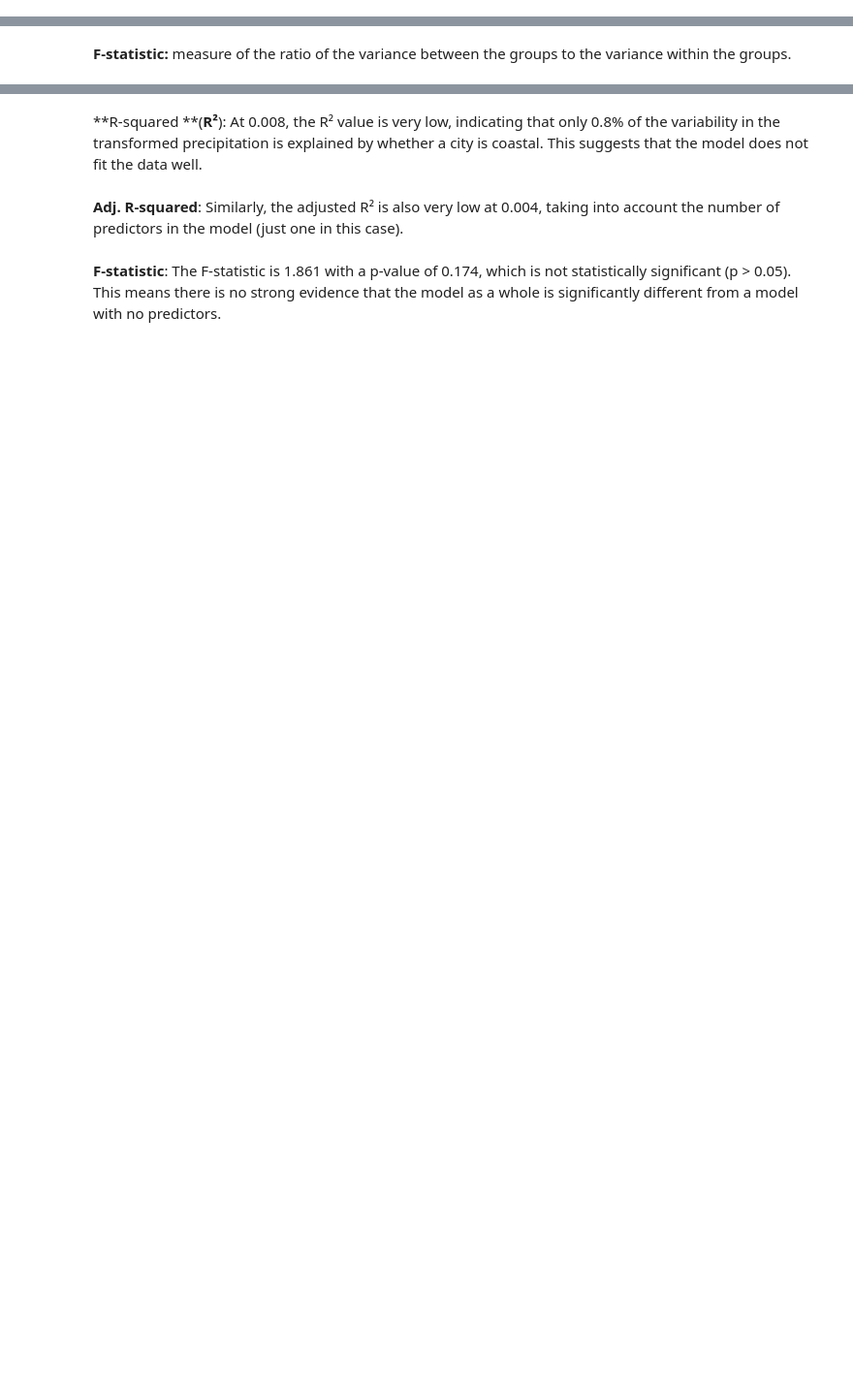
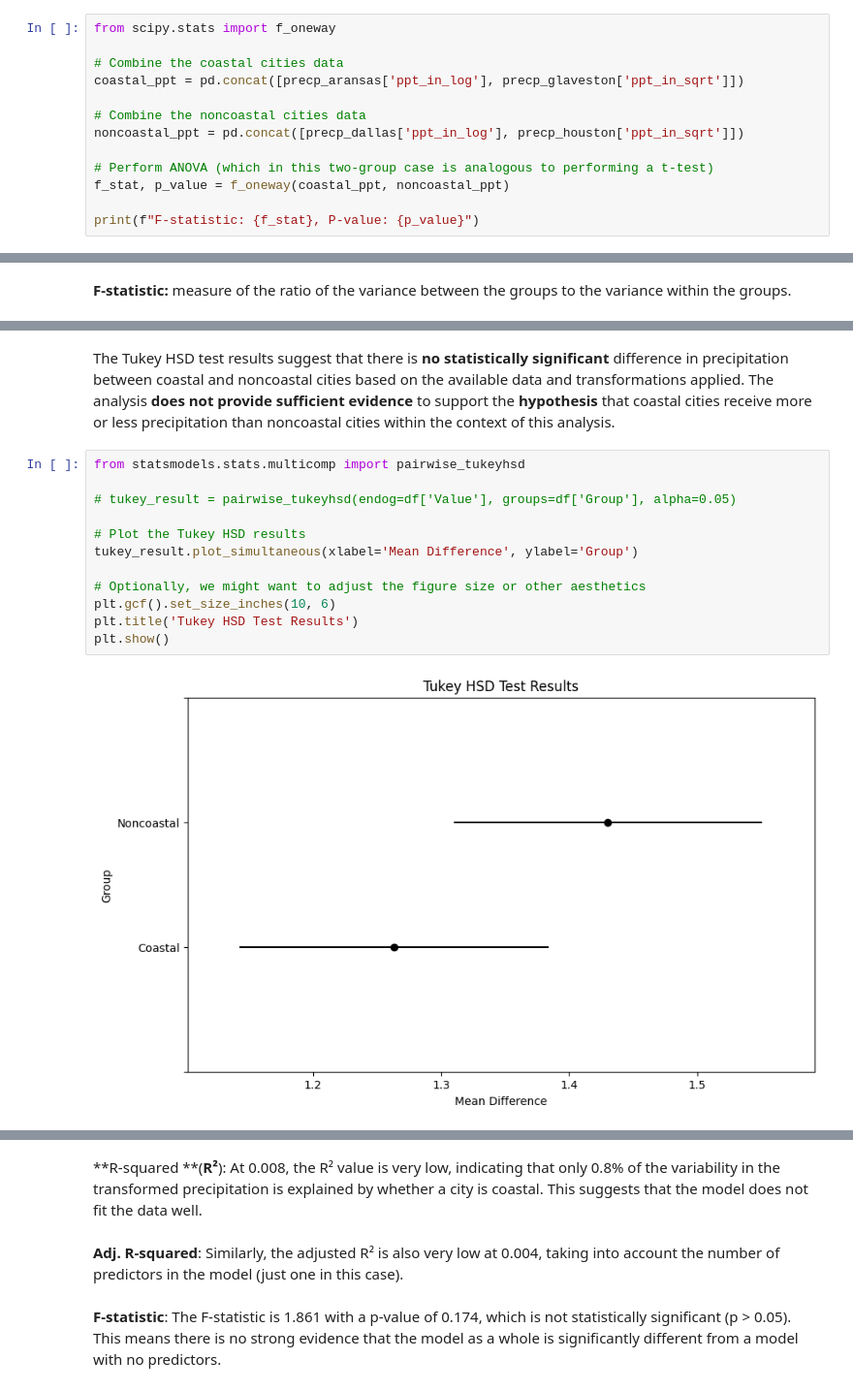
Before and after one commit to dhrutijoshi11/HypothesisTesting, a Jupyter notebook: Coastal_vs_noncoastal_cities_precipitation_HN.ipynb, the cells around one changed output, grey strips where cells are left out. Shown at 97% size. Saved outputs shown, nothing was run; the diff lists cells and outputs as text; blank space fills up the shorter version.

```diff
--- a/Coastal_vs_noncoastal_cities_precipitation_HN.ipynb
+++ b/Coastal_vs_noncoastal_cities_precipitation_HN.ipynb
@@ -395,0 +337,13 @@ ANOVA test results - F-statistic: 50.146, p-value: 4.1283878012892033e-25
+# %%
+from scipy.stats import f_oneway
+
+# Combine the coastal cities data
+coastal_ppt = pd.concat([precp_aransas['ppt_in_log'], precp_glaveston['ppt_in_sqrt']])
+
+# Combine the noncoastal cities data
+noncoastal_ppt = pd.concat([precp_dallas['ppt_in_log'], precp_houston['ppt_in_sqrt']])
+
+# Perform ANOVA (which in this two-group case is analogous to performing a t-test)
+f_stat, p_value = f_oneway(coastal_ppt, noncoastal_ppt)
+
+print(f"F-statistic: {f_stat}, P-value: {p_value}")
@@ -508,0 +403,16 @@ Notes:
+# %% [markdown]
+The Tukey HSD test results suggest that there is **no statistically significant** difference in precipitation between coastal and noncoastal cities based on the available data and transformations applied. The analysis **does not provide sufficient evidence** to support the **hypothesis** that coastal cities receive more or less precipitation than noncoastal cities within the context of this analysis.
+# %%
+from statsmodels.stats.multicomp import pairwise_tukeyhsd
+
+# tukey_result = pairwise_tukeyhsd(endog=df['Value'], groups=df['Group'], alpha=0.05)
+
+# Plot the Tukey HSD results
+tukey_result.plot_simultaneous(xlabel='Mean Difference', ylabel='Group')
+
+# Optionally, we might want to adjust the figure size or other aesthetics
+plt.gcf().set_size_inches(10, 6)
+plt.title('Tukey HSD Test Results')
+plt.show()
+# %% [output]
+[figure, added]
```
Also changed, not shown: parts of 38 cells of this notebook, 1 other file.
